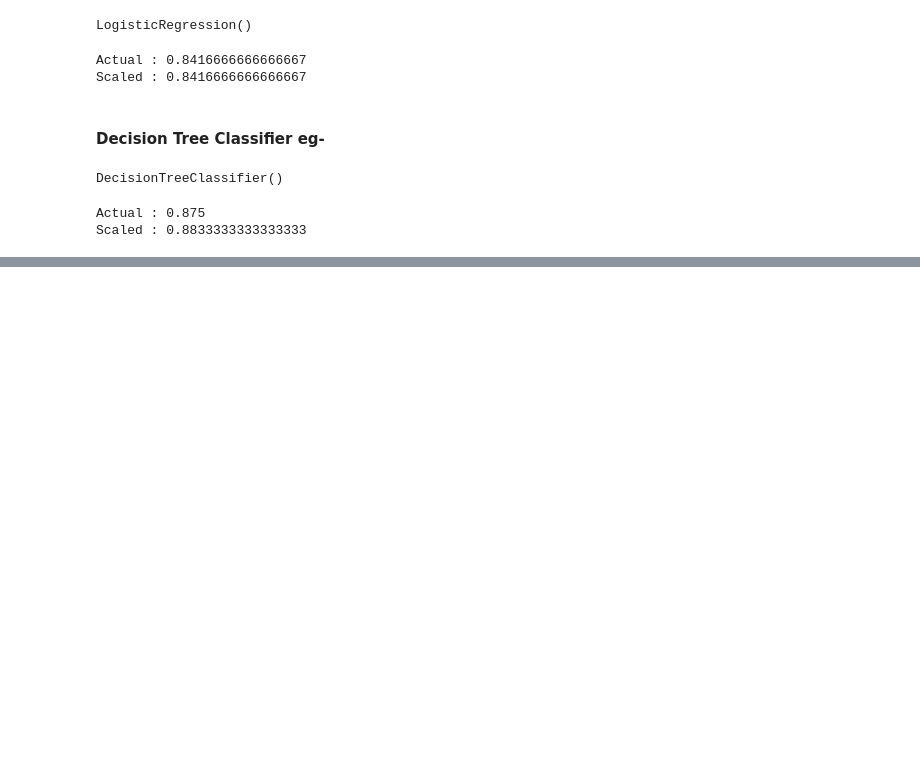
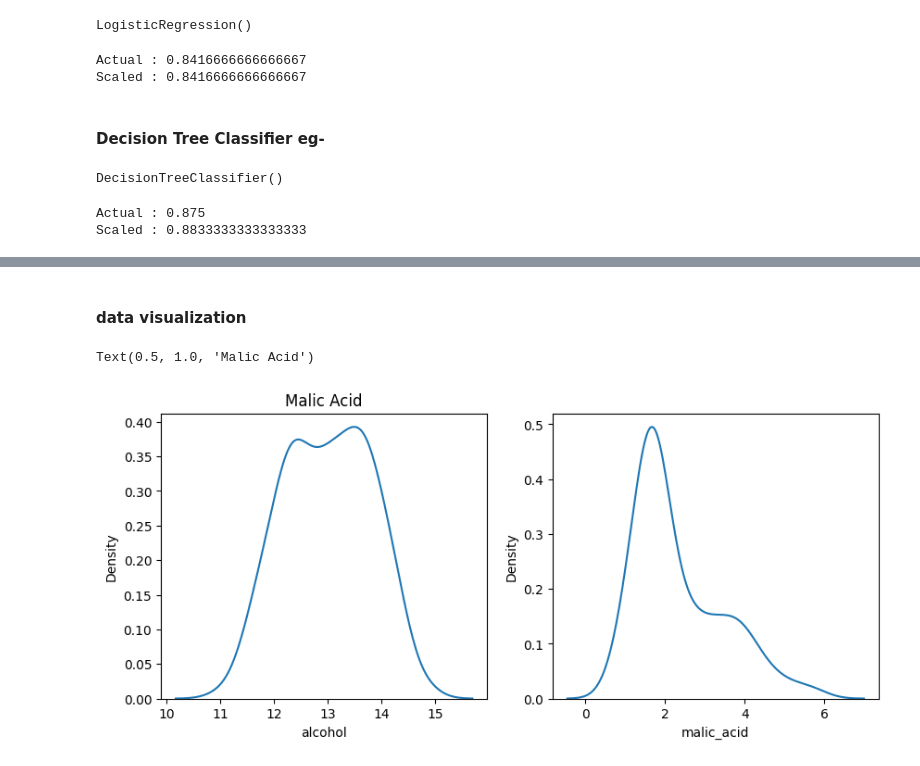
Before and after one commit to GautamKr2/Machine_Learning, a Jupyter notebook: Feature_Engineering/feature_scaling.ipynb, the cells around one changed output, grey strips where cells are left out. Saved outputs shown, nothing was run; the diff lists cells and outputs as text; code cells hidden in the pictures; blank space fills up the shorter version.

```diff
--- a/Feature_Engineering/feature_scaling.ipynb
+++ b/Feature_Engineering/feature_scaling.ipynb
@@ -175,0 +191,3 @@ Scaled : 0.8833333333333333
+# %%
+df = pd.read_csv('E:/Dataset/wine_data.csv', usecols=[0,1,2], dtype={0:'int64', 1:'float64', 2:'float64'})
+df.columns = ['class_label', 'alcohol', 'malic_acid']
@@ -175,0 +218,13 @@ Scaled : 0.8833333333333333
+# %% [markdown]
+#### data visualization
+# %%
+fig, (ax1, ax2) = plt.subplots(ncols=2, figsize=(10,4))
+
+sns.kdeplot(x=df['alcohol'], ax=ax1)
+ax1.set_title("Age")
+
+sns.kdeplot(df['malic_acid'], ax=ax2)
+ax1.set_title("Malic Acid")
+# %% [output]
+Text(0.5, 1.0, 'Malic Acid')
+[figure, added]
```
Also changed, not shown: parts of 23 cells of this notebook.
